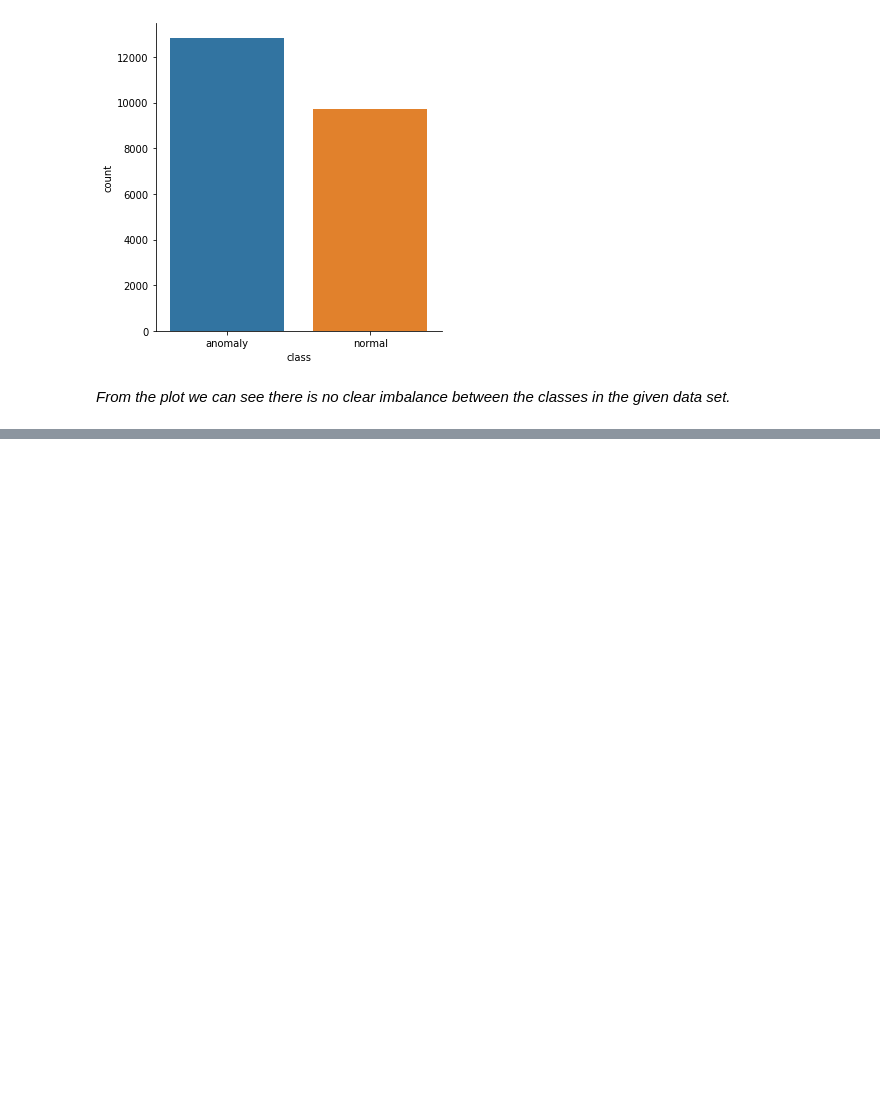
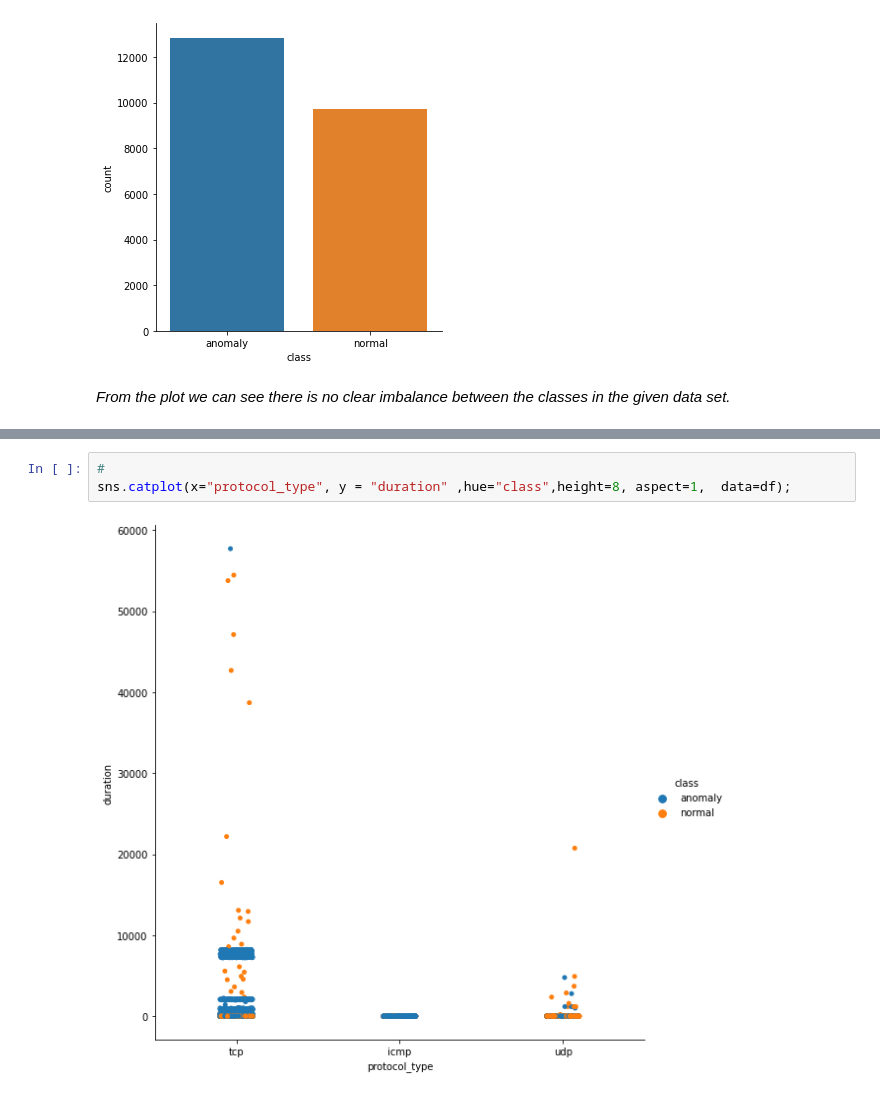
Before and after one commit to rakeshvitta/rakeshvitta, a Jupyter notebook: Group250_Anamoly.ipynb, the cells around one changed output, grey strips where cells are left out. Saved outputs shown, nothing was run; the diff lists cells and outputs as text; blank space fills up the shorter version.

```diff
--- a/Group250_Anamoly.ipynb
+++ b/Group250_Anamoly.ipynb
@@ -100,0 +109,5 @@ Provide appropriate visualizations to get an insight about the dataset.
+# %%
+#
+sns.catplot(x="protocol_type", y = "duration" ,hue="class",height=8, aspect=1,  data=df);
+# %% [output]
+[figure, added]
```
Also changed, not shown: parts of 33 cells of this notebook.
